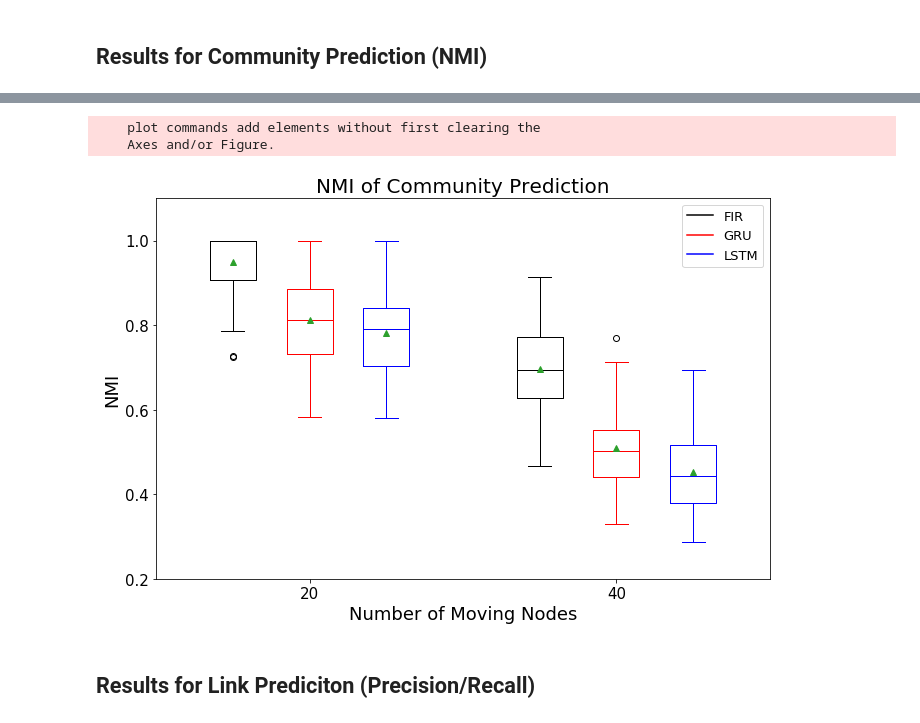
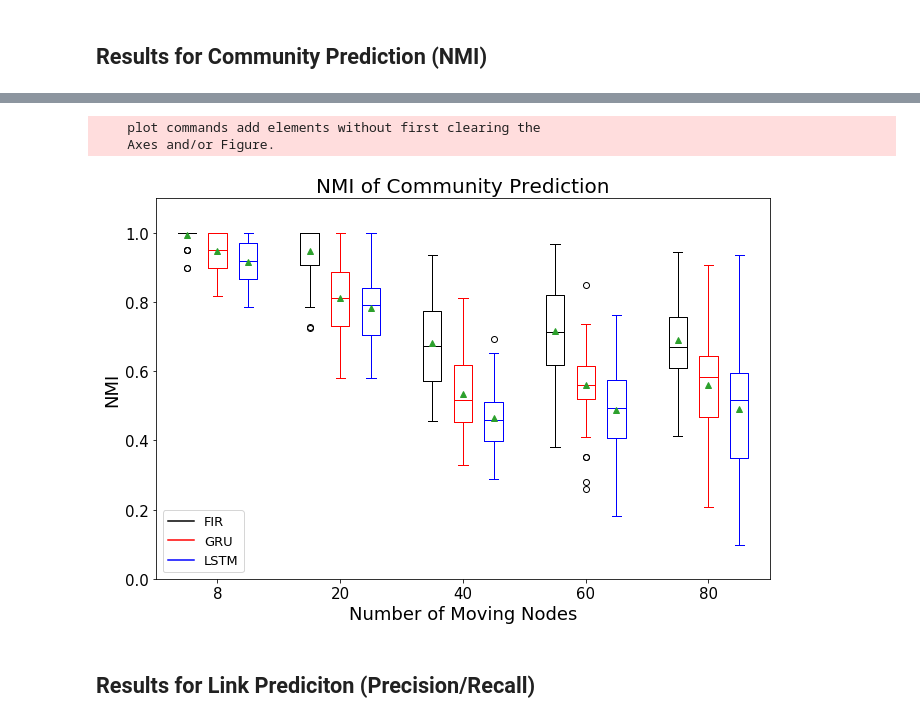
Before and after one commit to JohanWu/Network_Prediction, a Jupyter notebook: result_analysis.ipynb, the cells around one changed output, grey strips where cells are left out. Cells and saved outputs as stored; diff of their text form; code cells hidden in the pictures.

```diff
--- a/result_analysis.ipynb
+++ b/result_analysis.ipynb
@@ -9,7 +9,7 @@ path = './Results/'
 ## Results for Community Prediction (NMI)
 # %%
 models = ['SEFIR', 'SERNN_GRU', 'SERNN_LSTM']
-num_moving_nodes = ['20', '40']
+num_moving_nodes = ['8', '20', '40', '60', '80']
 
 data = list()
 for mn in num_moving_nodes:
@@ -71,35 +83,35 @@ for i, d in enumerate(data):
 # bp = boxplot(B, positions = [5, 6, 7], widths = 0.6, showmeans=True)
 # setBoxColors(bp)
 
 # thrid boxplot pair
 # bp = boxplot(C, positions = [9, 10, 11], widths = 0.6, showmeans=True)
 # setBoxColors(bp)
 
 # set axes limits and labels
 xlim(0, len(data)*4)
-ylim(0.2, 1.1)
+ylim(0, 1.1)
 ax.set_xticklabels(num_moving_nodes, fontsize=15)
 ax.set_xticks(range(2, len(data)*4, 4))
 plt.yticks(fontsize=15)
 
 # draw temporary red and blue lines and use them to create a legend
 hK, = plot([1,1],'k-')
 hR, = plot([1,1],'r-')
 hB, = plot([1,1],'b-')
 legend((hK, hR, hB),('FIR', 'GRU', 'LSTM'), fontsize=13)
 plt.title('NMI of Community Prediction', fontsize=20)
 plt.ylabel('NMI', fontsize=18)
 plt.xlabel('Number of Moving Nodes', fontsize=18)
 hK.set_visible(False)
 hR.set_visible(False)
 hB.set_visible(False)
 
 # savefig(path+'boxcompare.png')
 show()
 # %% [output]
     plot commands add elements without first clearing the
     Axes and/or Figure.
-[figure, old version]
+[figure, new version]
 # %% [markdown]
 ## Results for Link Prediciton (Precision/Recall)
 # %%
```
Also changed, not shown: parts of 5 cells of this notebook.
